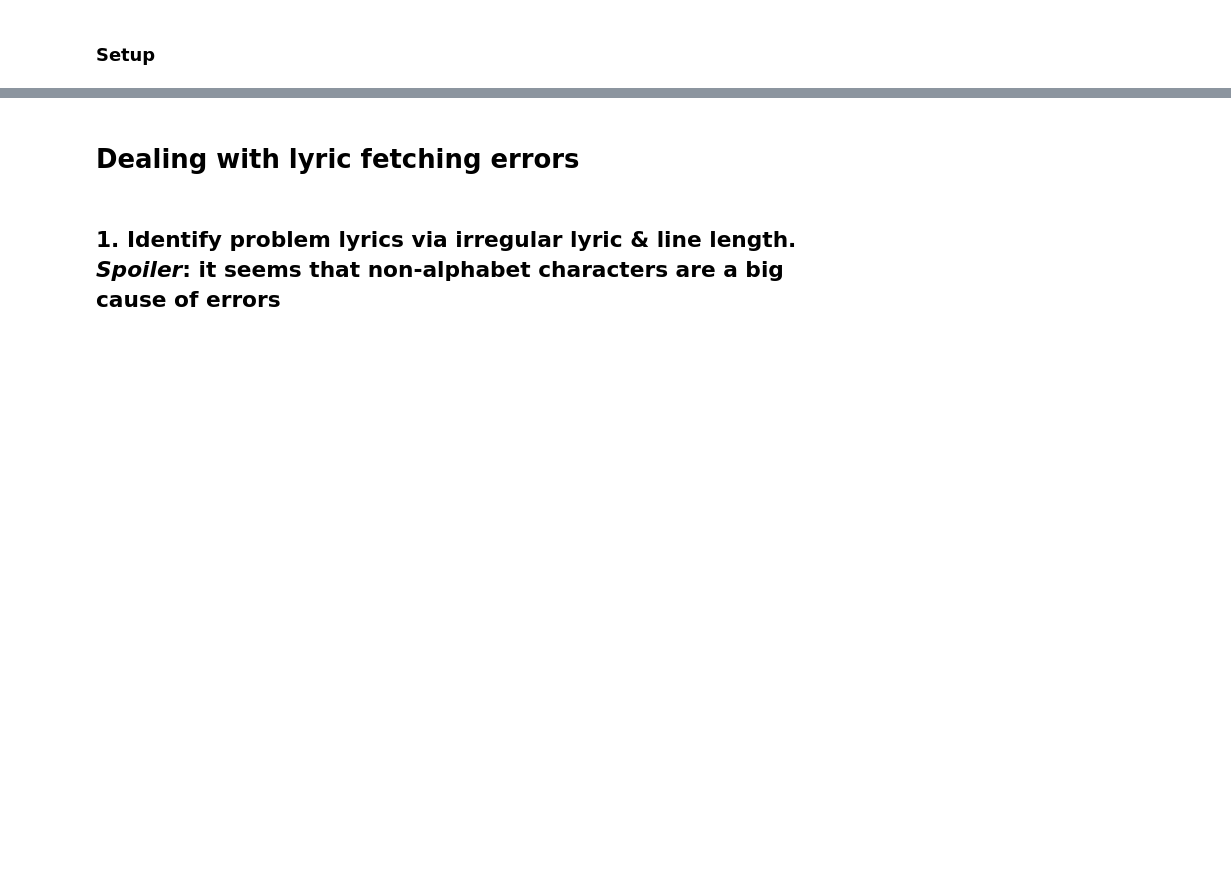
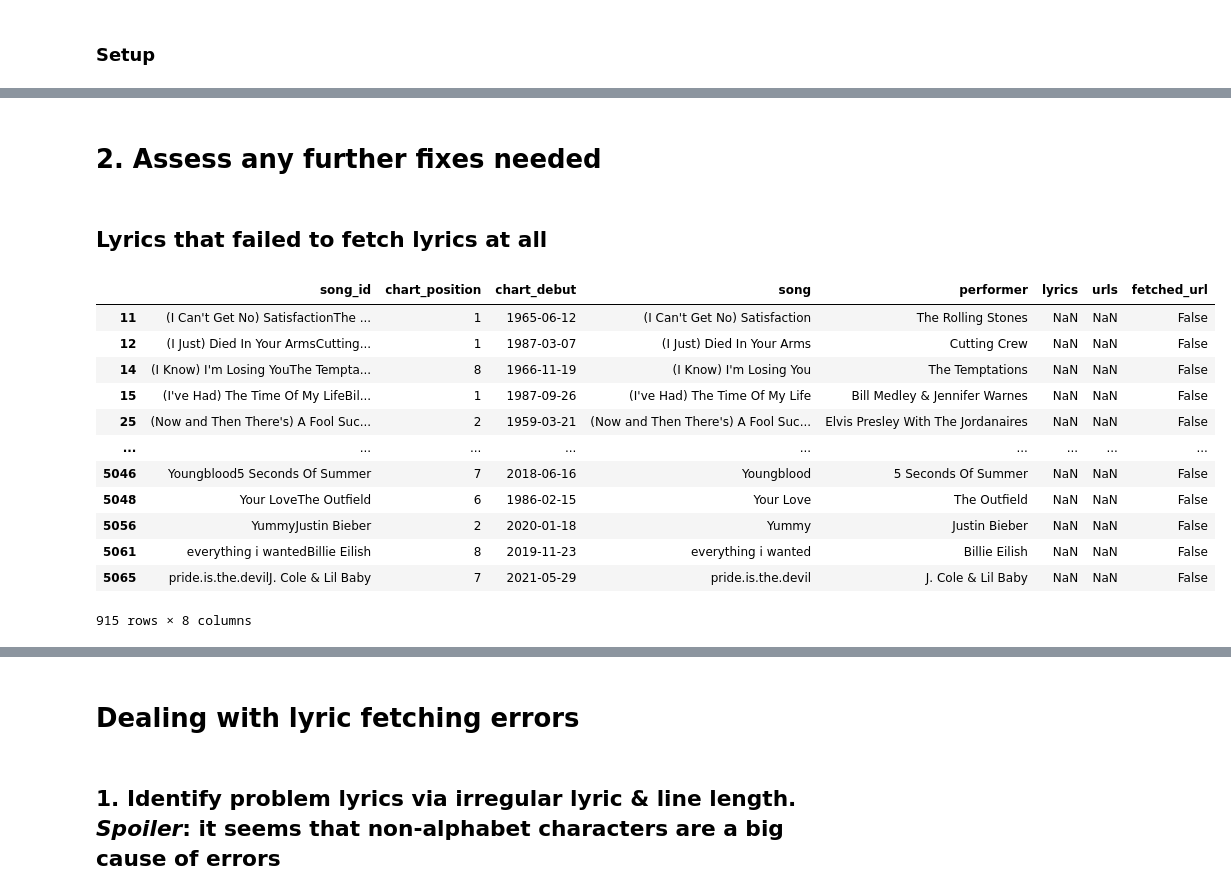
Before and after one commit to davidnmora/billboard-lyric-exploration, a Jupyter notebook: 2 REDO IT fetch lyrics.ipynb, the cells around one changed output, grey strips where cells are left out. Drawn from its saved outputs; the diff is of its cells as text; code cells hidden in the pictures; blank space fills up the shorter version.

Commit message:
Fetch lyrics with URL, do basic inspections

```diff
--- a/2 REDO IT fetch lyrics.ipynb
+++ b/2 REDO IT fetch lyrics.ipynb
@@ -73,0 +85,4 @@ def get_lyrics(title='', artist=''):
+# %%
+stashed_fetched_lyrics_with_url = pd.read_csv('./data/Lyrics from Lyric Genius API with URLS and non-matches left null (take 2).csv')
+
+stashed_fetched_lyrics_with_url
@@ -73,0 +103,35 @@ def get_lyrics(title='', artist=''):
+# %%
+merged_with_first_attempt_to_pull_lyrics_RAW = pd.merge(
+    left=songs_df,
+    left_on='song_id',
+    right=stashed_fetched_lyrics_with_url,
+    right_on='song_id'
+)
+
+merged_with_first_attempt_to_pull_lyrics_RAW['fetched_url'] =  merged_with_first_attempt_to_pull_lyrics_RAW.urls.apply(
+    lambda stringified_array: pd.notna(stringified_array) and json.loads(stringified_array)[0]
+
+)
+# %% [markdown]
+# 2.  Assess any further fixes needed
+# %% [markdown]
+## Lyrics that failed to fetch lyrics at all
+# %%
+# Failed to even get urls
+merged_with_first_attempt_to_pull_lyrics_RAW[
+    merged_with_first_attempt_to_pull_lyrics_RAW.urls.isna()
+]
+# %% [output]
+|  | song_id | chart_position | chart_debut | song | performer | lyrics | urls | fetched_url |
+| 11 | (I Can't Get No) SatisfactionThe ... | 1 | 1965-06-12 | (I Can't Get No) Satisfaction | The Rolling Stones | NaN | NaN | False |
+| 12 | (I Just) Died In Your ArmsCutting... | 1 | 1987-03-07 | (I Just) Died In Your Arms | Cutting Crew | NaN | NaN | False |
+| 14 | (I Know) I'm Losing YouThe Tempta... | 8 | 1966-11-19 | (I Know) I'm Losing You | The Temptations | NaN | NaN | False |
+| 15 | (I've Had) The Time Of My LifeBil... | 1 | 1987-09-26 | (I've Had) The Time Of My Life | Bill Medley & Jennifer Warnes | NaN | NaN | False |
+| 25 | (Now and Then There's) A Fool Suc... | 2 | 1959-03-21 | (Now and Then There's) A Fool Suc... | Elvis Presley With The Jordanaires | NaN | NaN | False |
+| ... | ... | ... | ... | ... | ... | ... | ... | ... |
+| 5046 | Youngblood5 Seconds Of Summer | 7 | 2018-06-16 | Youngblood | 5 Seconds Of Summer | NaN | NaN | False |
+| 5048 | Your LoveThe Outfield | 6 | 1986-02-15 | Your Love | The Outfield | NaN | NaN | False |
+| 5056 | YummyJustin Bieber | 2 | 2020-01-18 | Yummy | Justin Bieber | NaN | NaN | False |
+| 5061 | everything i wantedBillie Eilish | 8 | 2019-11-23 | everything i wanted | Billie Eilish | NaN | NaN | False |
+| 5065 | pride.is.the.devilJ. Cole & Lil Baby | 7 | 2021-05-29 | pride.is.the.devil | J. Cole & Lil Baby | NaN | NaN | False |
+915 rows × 8 columns
```
Also changed, not shown: parts of 23 cells of this notebook.
